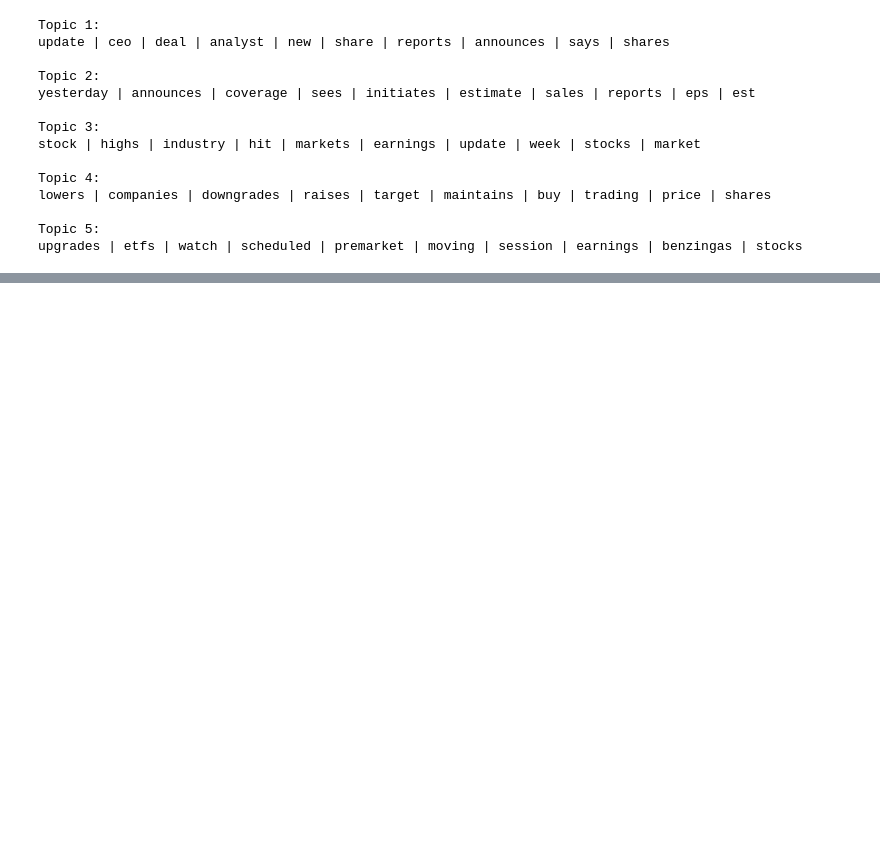
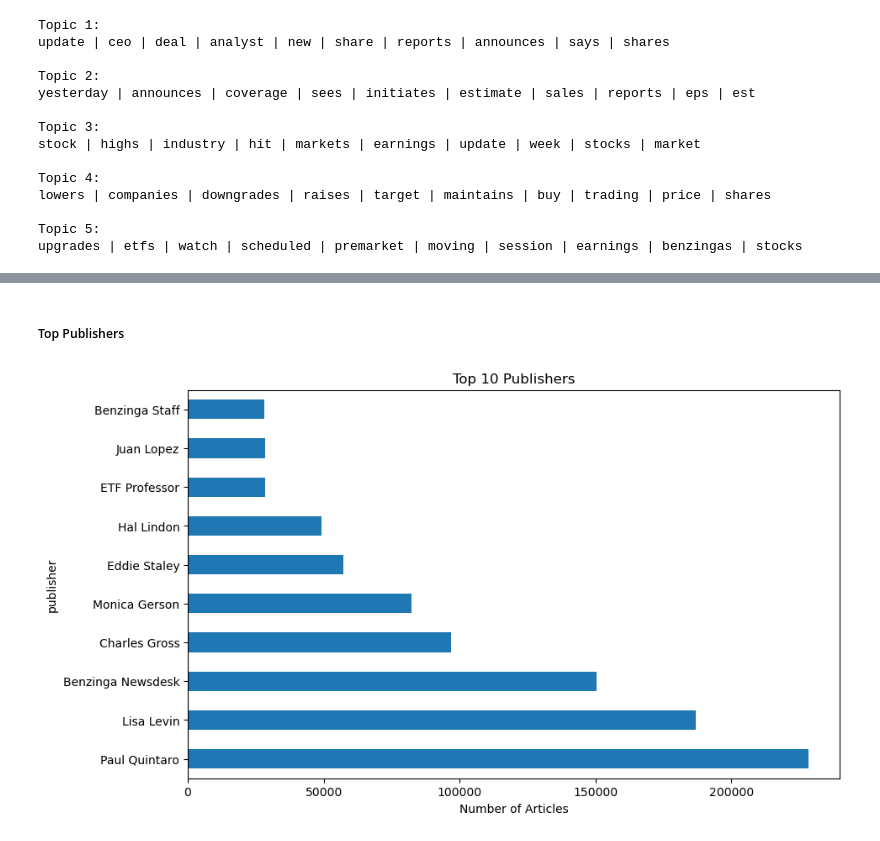
Before and after one commit to michael-099/Predicting-Price-Moves-with-News-Sentiment, a Jupyter notebook: notebooks/Predicting Price Moves with News Sentiment.ipynb, the cells around one changed output, grey strips where cells are left out. Cells and saved outputs as stored; diff of their text form; code cells hidden in the pictures; blank space fills up the shorter version.

Commit message:
publisher analysis

```diff
--- a/notebooks/Predicting Price Moves with News Sentiment.ipynb
+++ b/notebooks/Predicting Price Moves with News Sentiment.ipynb
@@ -232,0 +285,9 @@ upgrades | etfs | watch | scheduled | premarket | moving | session | earnings |
+# %% [markdown]
+##### Top Publishers
+# %%
+top_publishers = df['publisher'].value_counts().head(10)
+top_publishers.plot(kind='barh', figsize=(10,6), title='Top 10 Publishers')
+plt.xlabel("Number of Articles")
+plt.show()
+# %% [output]
+[figure, added]
```
Also changed, not shown: parts of 8 cells of this notebook, 1 other file.
